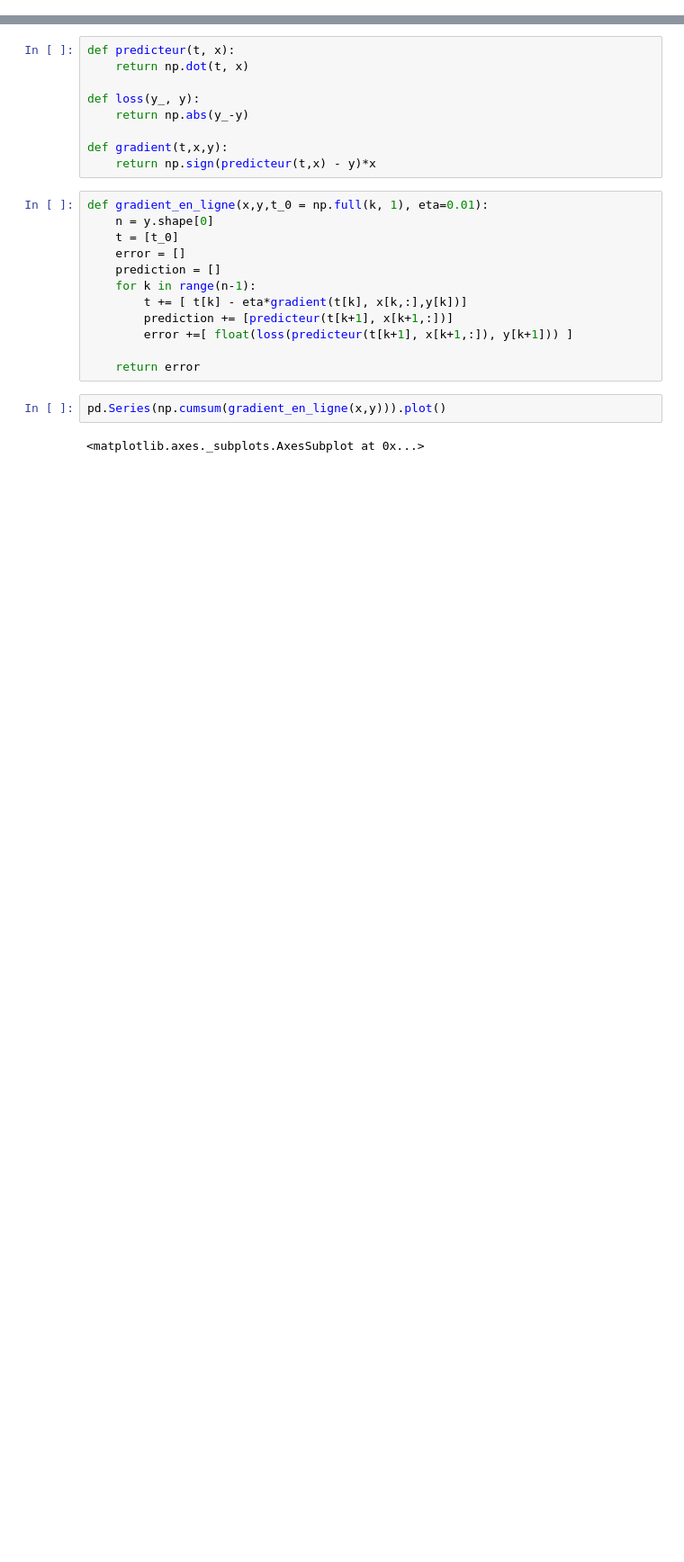
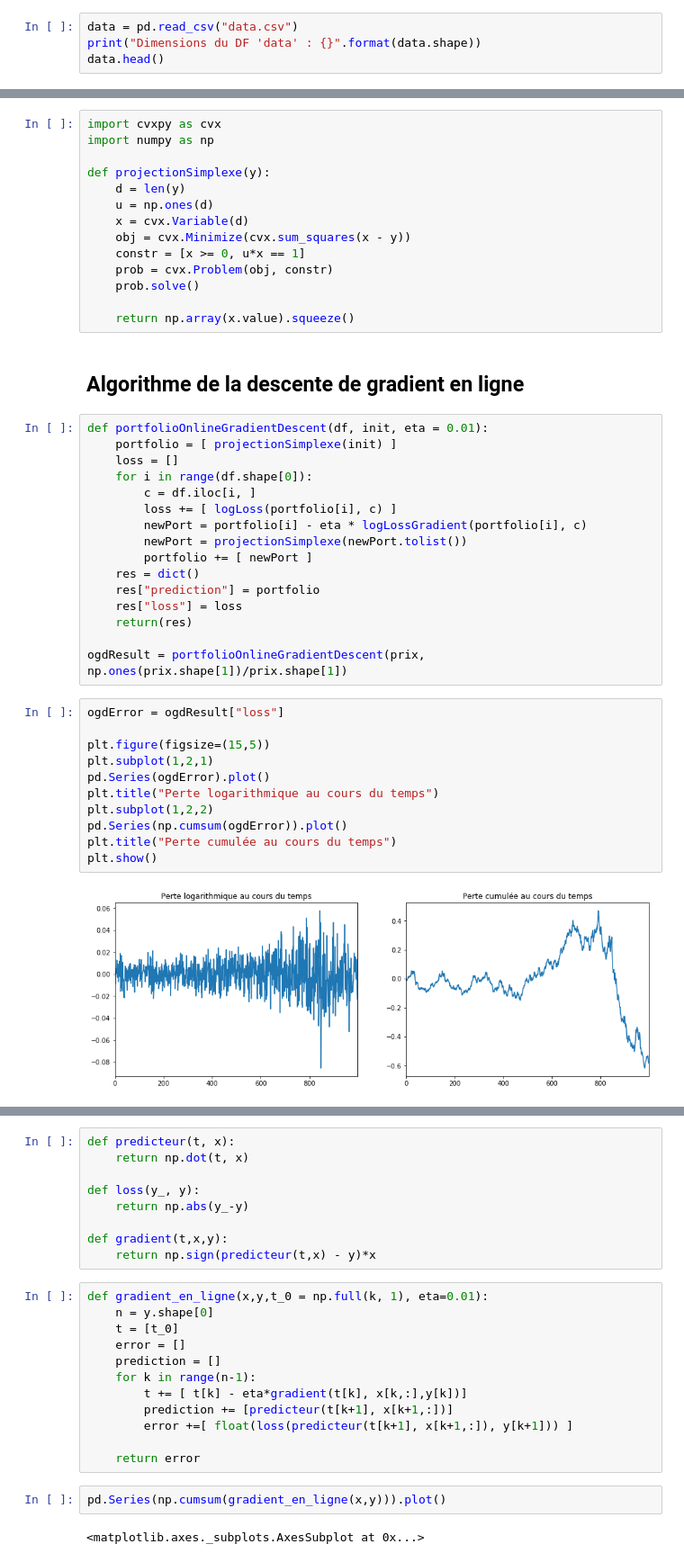
Before and after one commit to ckisam/apprentissage_en_ligne, a Jupyter notebook: Apprentissage en ligne.ipynb, the cells around one changed output, grey strips where cells are left out. Shown at 90% size. Drawn from its saved outputs; the diff is of its cells as text; blank space fills up the shorter version.

Commit message:
Portfolio

```diff
--- a/Apprentissage en ligne.ipynb
+++ b/Apprentissage en ligne.ipynb
@@ -26,0 +21,4 @@ x = normalize(x)
+# %%
+data = pd.read_csv("data.csv")
+print("Dimensions du DF 'data' : {}".format(data.shape))
+data.head()
@@ -26,0 +65,45 @@ x = normalize(x)
+# %%
+import cvxpy as cvx
+import numpy as np
+
+def projectionSimplexe(y):
+    d = len(y)
+    u = np.ones(d)
+    x = cvx.Variable(d)
+    obj = cvx.Minimize(cvx.sum_squares(x - y))
+    constr = [x >= 0, u*x == 1]
+    prob = cvx.Problem(obj, constr)
+    prob.solve()
+
+    return np.array(x.value).squeeze()
+# %% [markdown]
+## Algorithme de la descente de gradient en ligne
+# %%
+def portfolioOnlineGradientDescent(df, init, eta = 0.01):
+    portfolio = [ projectionSimplexe(init) ]
+    loss = []
+    for i in range(df.shape[0]):
+        c = df.iloc[i, ]
+        loss += [ logLoss(portfolio[i], c) ]
+        newPort = portfolio[i] - eta * logLossGradient(portfolio[i], c)
+        newPort = projectionSimplexe(newPort.tolist())
+        portfolio += [ newPort ]
+    res = dict()
+    res["prediction"] = portfolio
+    res["loss"] = loss
+    return(res)
+
+ogdResult = portfolioOnlineGradientDescent(prix, np.ones(prix.shape[1])/prix.shape[1])
+# %%
+ogdError = ogdResult["loss"]
+
+plt.figure(figsize=(15,5))
+plt.subplot(1,2,1)
+pd.Series(ogdError).plot()
+plt.title("Perte logarithmique au cours du temps")
+plt.subplot(1,2,2)
+pd.Series(np.cumsum(ogdError)).plot()
+plt.title("Perte cumulée au cours du temps")
+plt.show()
+# %% [output]
+[figure, added]
```
Also changed, not shown: parts of 15 cells of this notebook, 4 other files.
